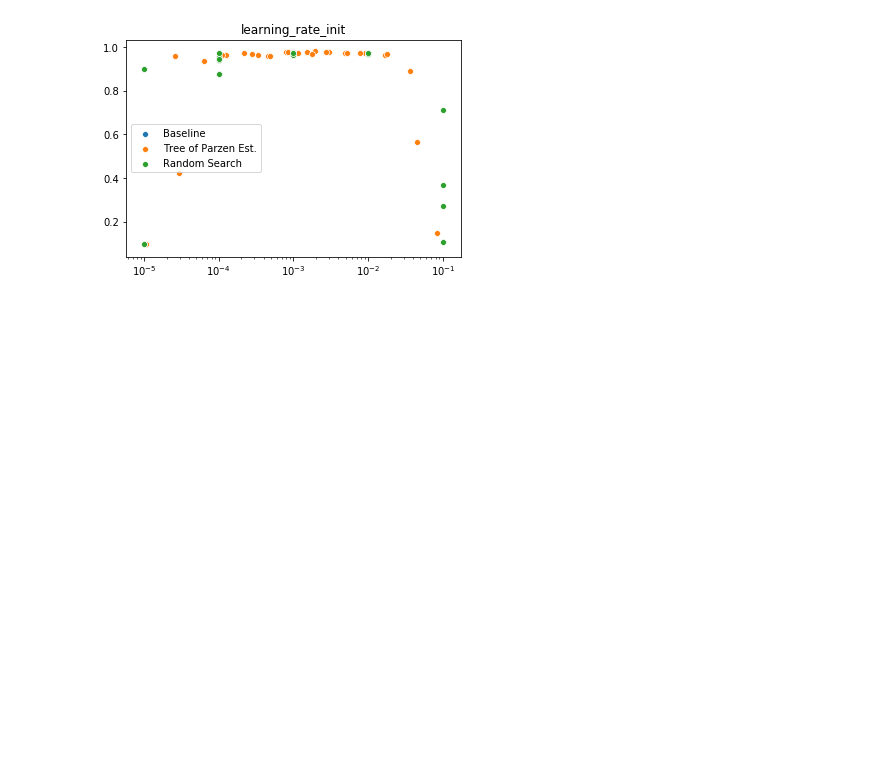
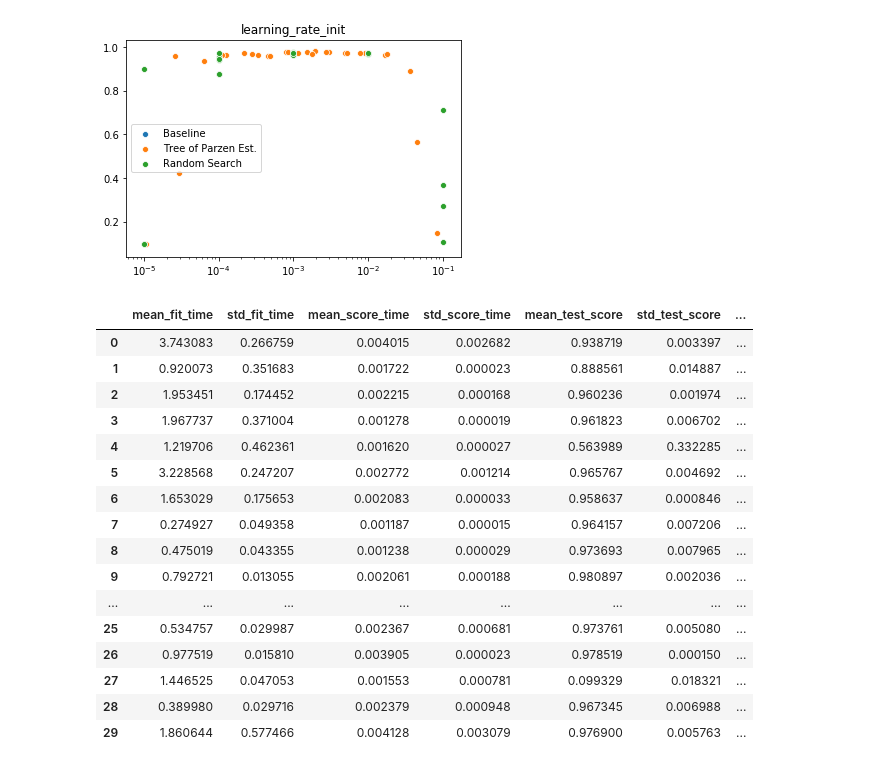
Before and after one commit to tonianelope/Hyper-Parameter-Tuning, a Jupyter notebook: HPT_core/hpt-MLPClassifier.ipynb, the cells around one changed output. Saved outputs shown, nothing was run; the diff lists cells and outputs as text; code cells hidden in the pictures; blank space fills up the shorter version.

```diff
--- a/HPT_core/hpt-MLPClassifier.ipynb
+++ b/HPT_core/hpt-MLPClassifier.ipynb
@@ -211,3 +211,23 @@ for param in ['alpha', 'learning_rate_init']:
 # %% [output]
 [figure]
 [figure]
+# %%
+pd.DataFrame(res[1][INNER_RES])
+# %% [output]
+|  | mean_fit_time | std_fit_time | mean_score_time | std_score_time | mean_test_score | std_test_score | ... |
+| 0 | 3.743083 | 0.266759 | 0.004015 | 0.002682 | 0.938719 | 0.003397 | ... |
+| 1 | 0.920073 | 0.351683 | 0.001722 | 0.000023 | 0.888561 | 0.014887 | ... |
+| 2 | 1.953451 | 0.174452 | 0.002215 | 0.000168 | 0.960236 | 0.001974 | ... |
+| 3 | 1.967737 | 0.371004 | 0.001278 | 0.000019 | 0.961823 | 0.006702 | ... |
+| 4 | 1.219706 | 0.462361 | 0.001620 | 0.000027 | 0.563989 | 0.332285 | ... |
+| 5 | 3.228568 | 0.247207 | 0.002772 | 0.001214 | 0.965767 | 0.004692 | ... |
+| 6 | 1.653029 | 0.175653 | 0.002083 | 0.000033 | 0.958637 | 0.000846 | ... |
+| 7 | 0.274927 | 0.049358 | 0.001187 | 0.000015 | 0.964157 | 0.007206 | ... |
+| 8 | 0.475019 | 0.043355 | 0.001238 | 0.000029 | 0.973693 | 0.007965 | ... |
+| 9 | 0.792721 | 0.013055 | 0.002061 | 0.000188 | 0.980897 | 0.002036 | ... |
+| ... | ... | ... | ... | ... | ... | ... | ... |
+| 25 | 0.534757 | 0.029987 | 0.002367 | 0.000681 | 0.973761 | 0.005080 | ... |
+| 26 | 0.977519 | 0.015810 | 0.003905 | 0.000023 | 0.978519 | 0.000150 | ... |
+| 27 | 1.446525 | 0.047053 | 0.001553 | 0.000781 | 0.099329 | 0.018321 | ... |
+| 28 | 0.389980 | 0.029716 | 0.002379 | 0.000948 | 0.967345 | 0.006988 | ... |
+| 29 | 1.860644 | 0.577466 | 0.004128 | 0.003079 | 0.976900 | 0.005763 | ... |
```
Also changed, not shown: 3 other files.
